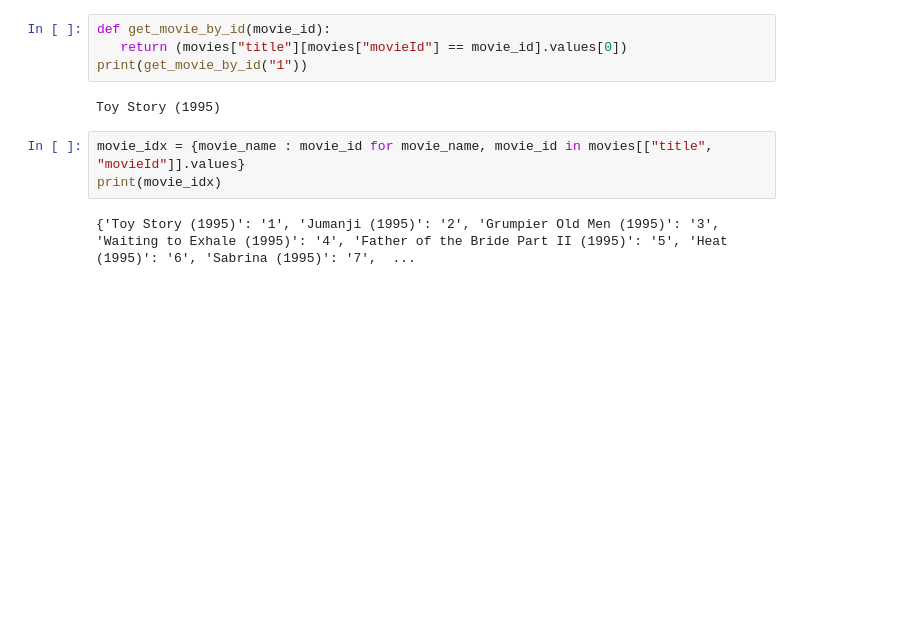
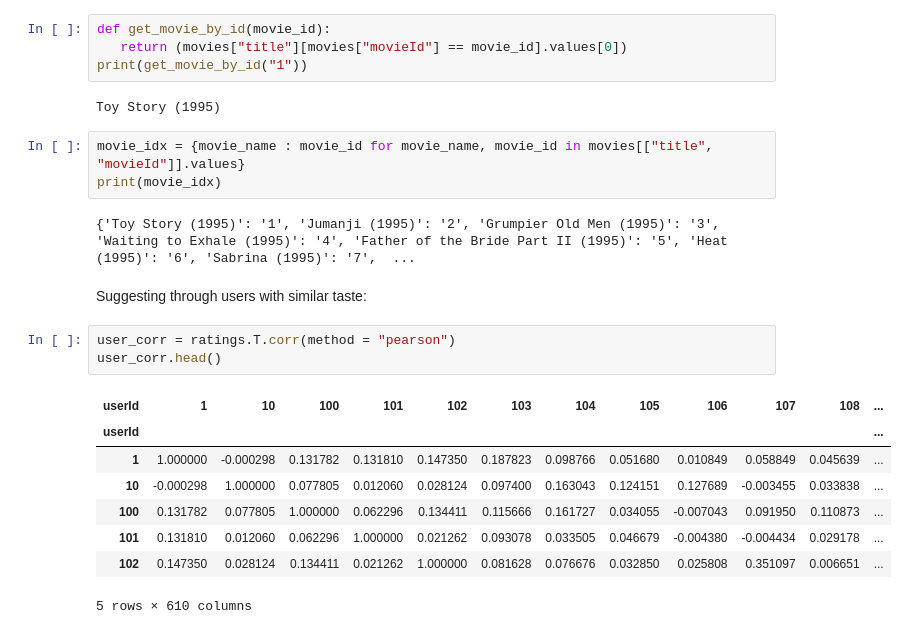
Before and after one commit to EbsHirani/MovieRecommendation, a Jupyter notebook: Notflix.ipynb, the cells around one changed output. Saved outputs shown, nothing was run; the diff lists cells and outputs as text; blank space fills up the shorter version.

```diff
--- a/Notflix.ipynb
+++ b/Notflix.ipynb
@@ -188,3 +190,17 @@ movie_idx = {movie_name : movie_id for movie_name, movie_id in movies[["title",
 print(movie_idx)
 # %% [output]
 {'Toy Story (1995)': '1', 'Jumanji (1995)': '2', 'Grumpier Old Men (1995)': '3', 'Waiting to Exhale (1995)': '4', 'Father of the Bride Part II (1995)': '5', 'Heat (1995)': '6', 'Sabrina (1995)': '7',  ...
+# %% [markdown]
+Suggesting through users with similar taste:
+# %%
+user_corr = ratings.T.corr(method = "pearson")
+user_corr.head()
+# %% [output]
+| userId | 1 | 10 | 100 | 101 | 102 | 103 | 104 | 105 | 106 | 107 | 108 | ... |
+| userId |  |  |  |  |  |  |  |  |  |  |  | ... |
+| 1 | 1.000000 | -0.000298 | 0.131782 | 0.131810 | 0.147350 | 0.187823 | 0.098766 | 0.051680 | 0.010849 | 0.058849 | 0.045639 | ... |
+| 10 | -0.000298 | 1.000000 | 0.077805 | 0.012060 | 0.028124 | 0.097400 | 0.163043 | 0.124151 | 0.127689 | -0.003455 | 0.033838 | ... |
+| 100 | 0.131782 | 0.077805 | 1.000000 | 0.062296 | 0.134411 | 0.115666 | 0.161727 | 0.034055 | -0.007043 | 0.091950 | 0.110873 | ... |
+| 101 | 0.131810 | 0.012060 | 0.062296 | 1.000000 | 0.021262 | 0.093078 | 0.033505 | 0.046679 | -0.004380 | -0.004434 | 0.029178 | ... |
+| 102 | 0.147350 | 0.028124 | 0.134411 | 0.021262 | 1.000000 | 0.081628 | 0.076676 | 0.032850 | 0.025808 | 0.351097 | 0.006651 | ... |
+5 rows × 610 columns
```
Also changed, not shown: parts of 3 cells of this notebook.
